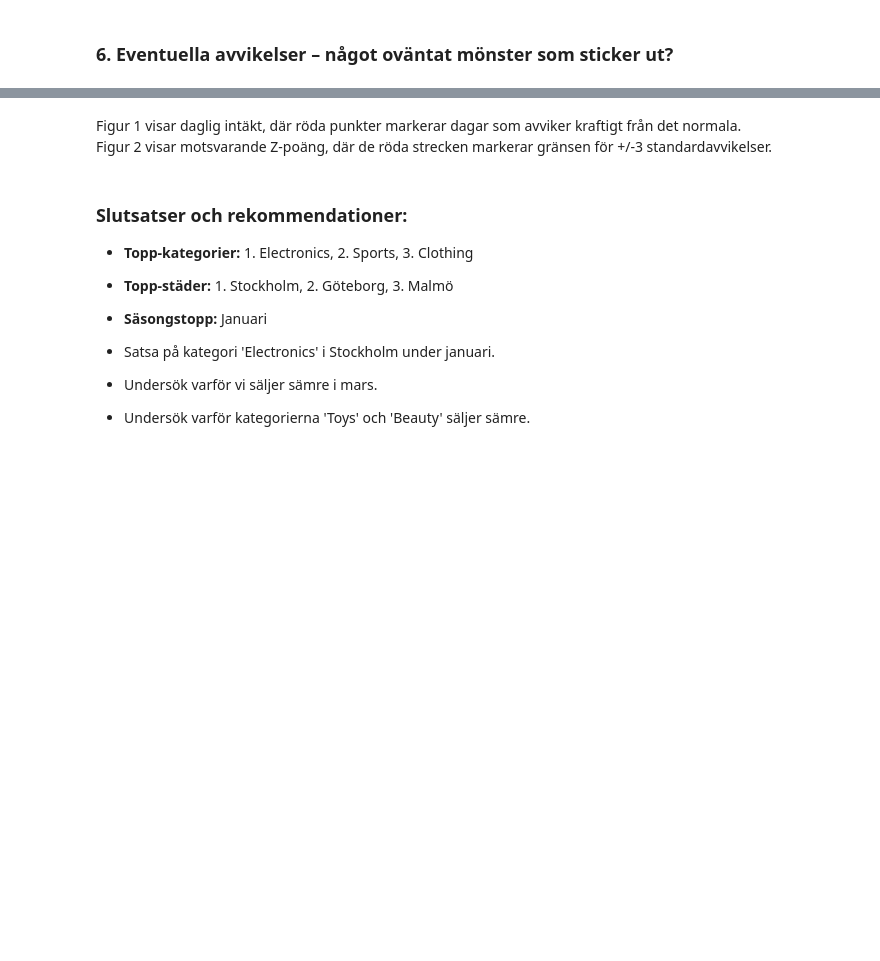
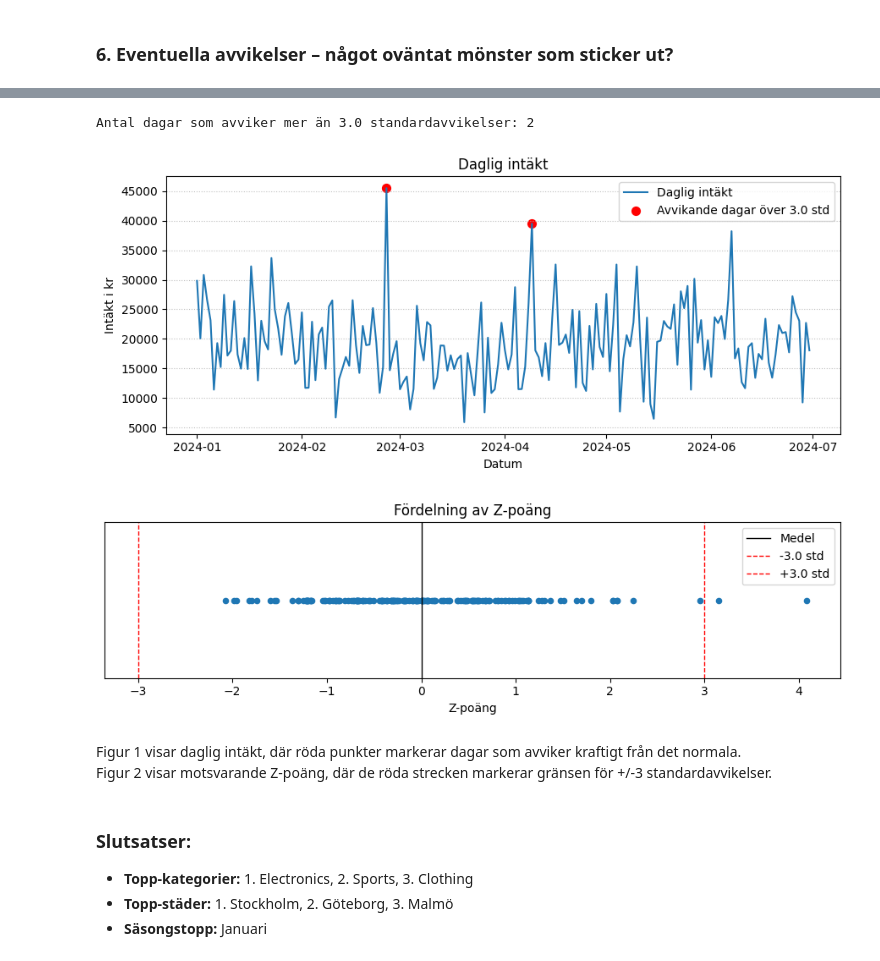
Before and after one commit to NadineKn/TW1, a Jupyter notebook: report.ipynb, the cells around one changed output, grey strips where cells are left out. Drawn from its saved outputs; the diff is of its cells as text; code cells hidden in the pictures; blank space fills up the shorter version.

```diff
--- a/report.ipynb
+++ b/report.ipynb
@@ -155,17 +255,19 @@ print("Antal dagar som analyseras:", daily_revenue.shape[0])
 Z = 3.0
 anomalies, z = detect_anomalies(daily_revenue, threshold=Z)
 # %%
-viz.plot_anomalies(daily_revenue, anomalies, z, Z)
+from viz import plot_anomalies
+
+fig1, fig2 = plot_anomalies(daily_revenue, anomalies, z, Z)
+# %% [output]
+Antal dagar som avviker mer än 3.0 standardavvikelser: 2
+[figure, added]
+[figure, added]
 # %% [markdown]
 Figur 1 visar daglig intäkt, där röda punkter markerar dagar som avviker kraftigt från det normala.
 Figur 2 visar motsvarande Z-poäng, där de röda strecken markerar gränsen för +/-3 standardavvikelser.
 # %% [markdown]
-### Slutsatser och rekommendationer:
+### Slutsatser:
 
 - **Topp-kategorier:** 1. Electronics, 2. Sports, 3. Clothing
 - **Topp-städer:** 1. Stockholm, 2. Göteborg, 3. Malmö
 - **Säsongstopp:** Januari
-
-- Satsa på kategori 'Electronics' i Stockholm under januari.
-- Undersök varför vi säljer sämre i mars.
-- Undersök varför kategorierna 'Toys' och 'Beauty' säljer sämre.
```
Also changed, not shown: parts of 20 cells of this notebook, 3 other files.
